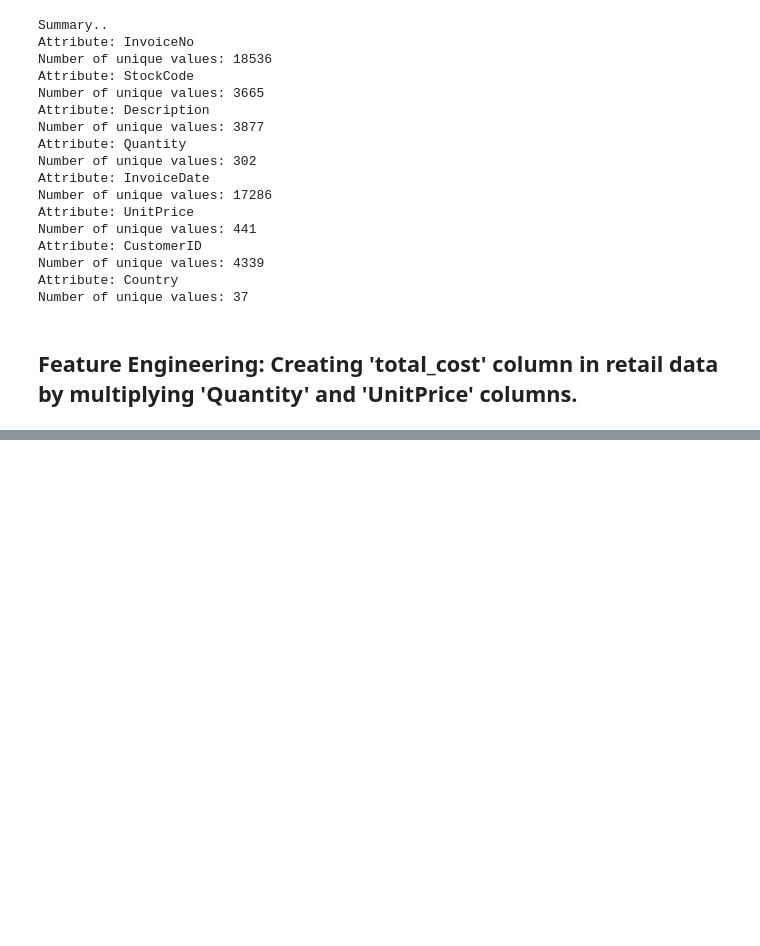
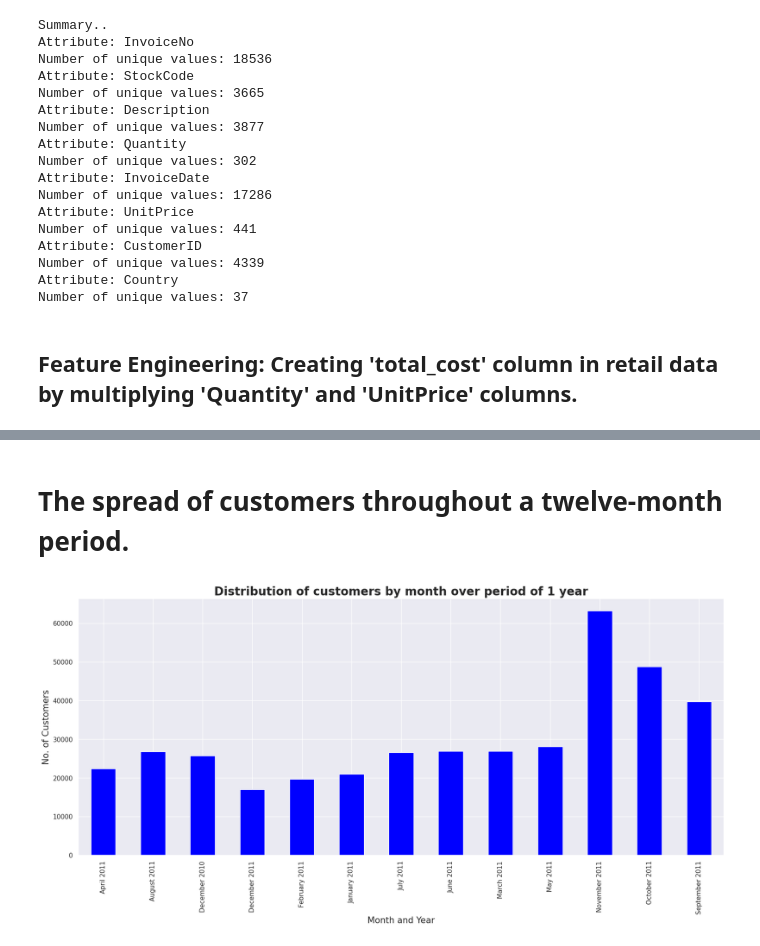
Before and after one commit to VHP2305/Online_Retail_Customer_Segmentation, a Jupyter notebook: Online_Retail_Customer_Segmentation.ipynb, the cells around one changed output, grey strips where cells are left out. Drawn from its saved outputs; the diff is of its cells as text; code cells hidden in the pictures; blank space fills up the shorter version.

```diff
--- a/Online_Retail_Customer_Segmentation.ipynb
+++ b/Online_Retail_Customer_Segmentation.ipynb
@@ -594,0 +830,22 @@ retail_df_copy.head()
+# %% [markdown]
+# **The spread of customers throughout a twelve-month period.**
+# %%
+# Create a figure with specified size
+plt.figure(figsize=(20,8))
+
+# Group the retail_df_copy dataframe by the month and year of the InvoiceDate column
+# Count the number of unique CustomerID values in each group
+monthly_customer_distribution = retail_df_copy.groupby(retail_df_copy['InvoiceDate'].dt.strftime('%B %Y'))['CustomerID'].count()
+
+# Plot the customer distribution as a bar chart
+monthly_customer_distribution.plot(kind='bar', color='blue')
+
+# Set the title and labels for the x and y axes
+plt.title('Distribution of customers by month over period of 1 year', size=20, fontweight='bold')
+plt.xlabel('Month and Year', size=15)
+plt.ylabel('No. of Customers', size=15)
+
+# Show the plot
+plt.show()
+# %% [output]
+[figure, added]
```
Also changed, not shown: parts of 30 cells of this notebook.
